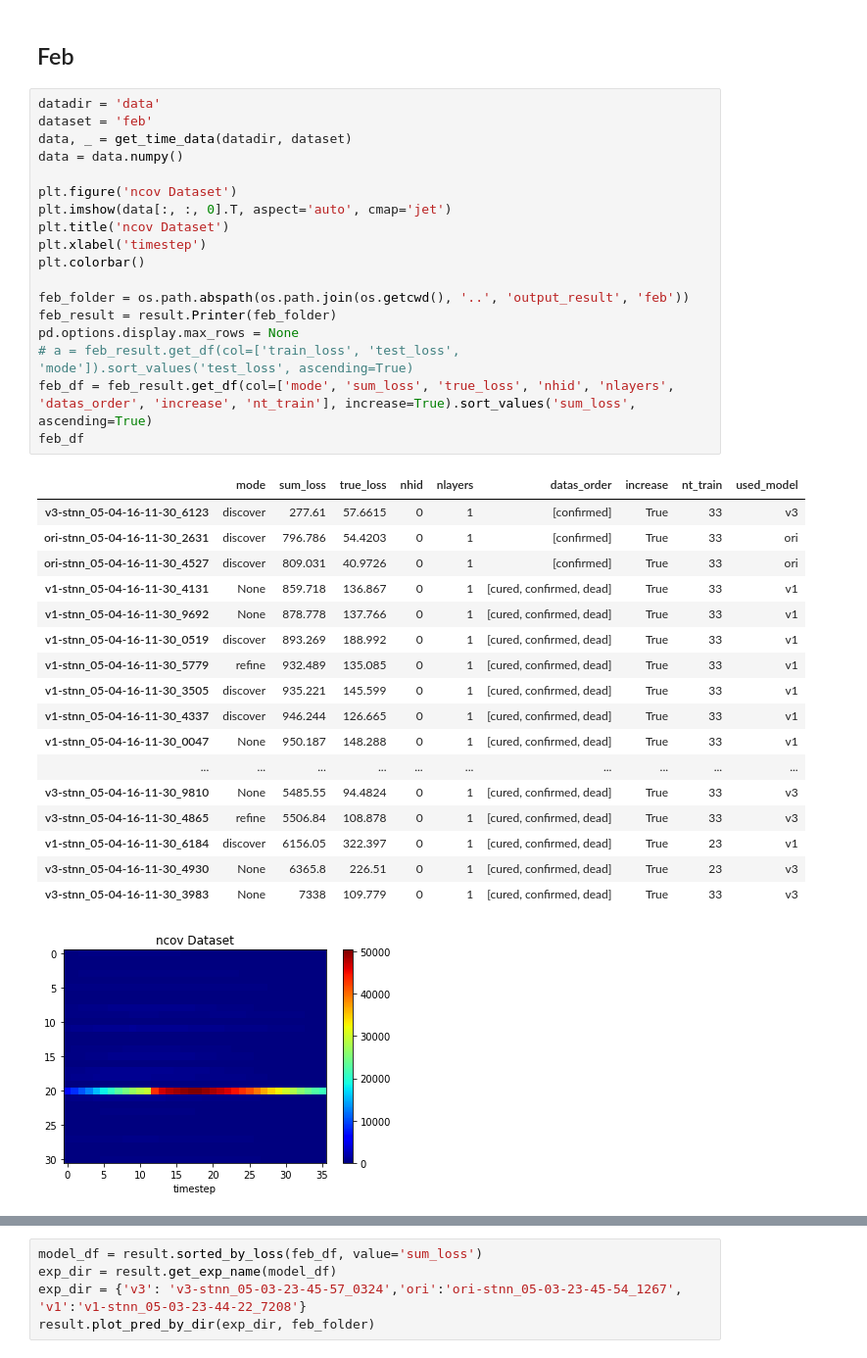
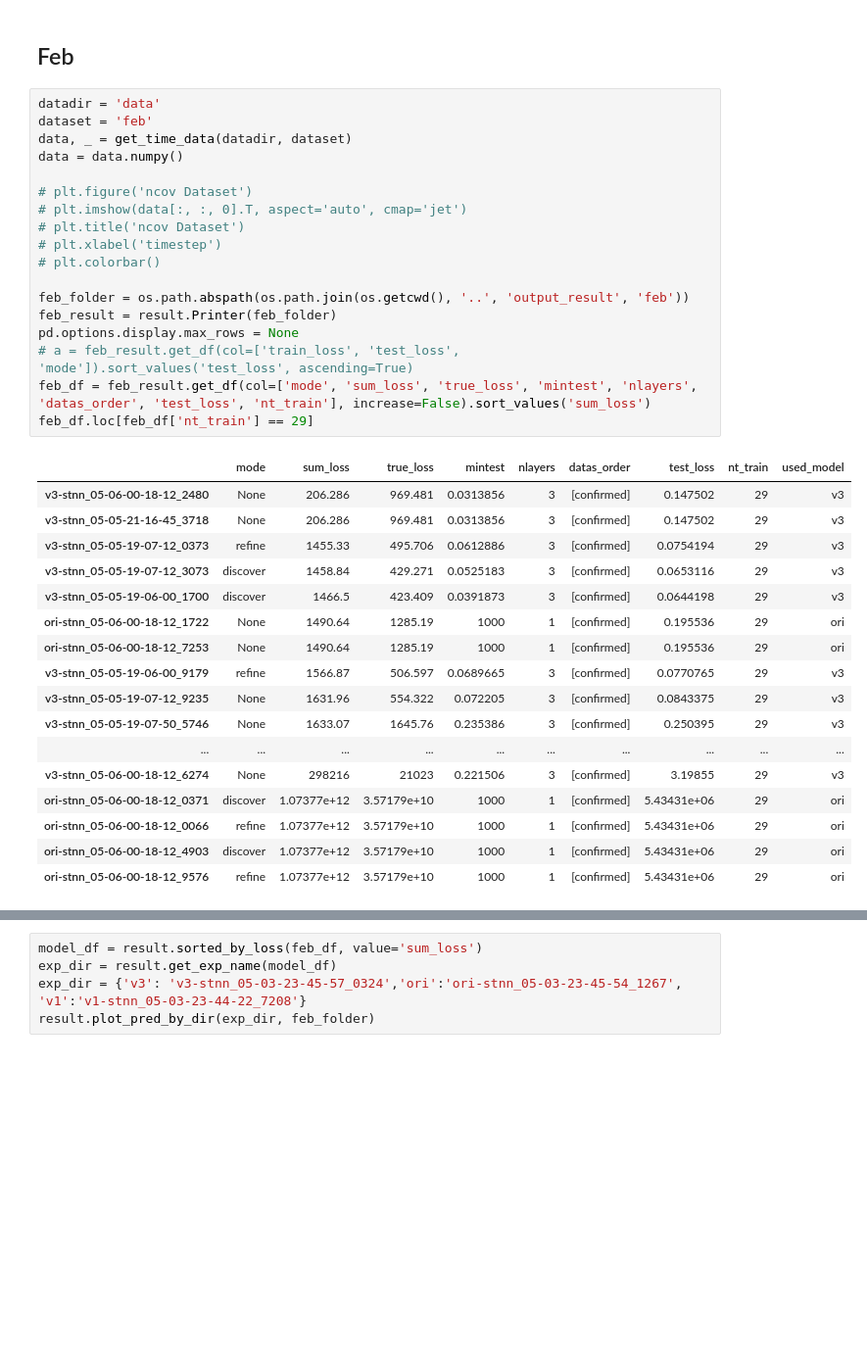
Before and after one commit to wtding1998/RNN_nCov, a Jupyter notebook: disease_analysis.ipynb, the cells around one changed output, grey strips where cells are left out. Shown at 98% size. Saved outputs shown, nothing was run; the diff lists cells and outputs as text; blank space fills up the shorter version.

```diff
--- a/disease_analysis.ipynb
+++ b/disease_analysis.ipynb
@@ -427,37 +427,36 @@ japan_loss = japan_exp.train_loss()[0]
 # %%
 datadir = 'data'
 dataset = 'feb'
 data, _ = get_time_data(datadir, dataset)
 data = data.numpy()
 
-plt.figure('ncov Dataset')
-plt.imshow(data[:, :, 0].T, aspect='auto', cmap='jet')
-plt.title('ncov Dataset')
-plt.xlabel('timestep')
-plt.colorbar()
+# plt.figure('ncov Dataset')
+# plt.imshow(data[:, :, 0].T, aspect='auto', cmap='jet')
+# plt.title('ncov Dataset')
+# plt.xlabel('timestep')
+# plt.colorbar()
 
 feb_folder = os.path.abspath(os.path.join(os.getcwd(), '..', 'output_result', 'feb'))
 feb_result = result.Printer(feb_folder)
 pd.options.display.max_rows = None
 # a = feb_result.get_df(col=['train_loss', 'test_loss', 'mode']).sort_values('test_loss', ascending=True)
-feb_df = feb_result.get_df(col=['mode', 'sum_loss', 'true_loss', 'nhid', 'nlayers', 'datas_order', 'increase', 'nt_train'], increase=True).sort_values('sum_loss', ascending=True)
-feb_df
+feb_df = feb_result.get_df(col=['mode', 'sum_loss', 'true_loss', 'mintest', 'nlayers', 'datas_order', 'test_loss', 'nt_train'], increase=False).sort_values('sum_loss')
+feb_df.loc[feb_df['nt_train'] == 29]
 # %% [output]
-|  | mode | sum_loss | true_loss | nhid | nlayers | datas_order | increase | nt_train | used_model |
-| v3-stnn_05-04-16-11-30_6123 | discover | 277.61 | 57.6615 | 0 | 1 | [confirmed] | True | 33 | v3 |
-| ori-stnn_05-04-16-11-30_2631 | discover | 796.786 | 54.4203 | 0 | 1 | [confirmed] | True | 33 | ori |
-| ori-stnn_05-04-16-11-30_4527 | discover | 809.031 | 40.9726 | 0 | 1 | [confirmed] | True | 33 | ori |
-| v1-stnn_05-04-16-11-30_4131 | None | 859.718 | 136.867 | 0 | 1 | [cured, confirmed, dead] | True | 33 | v1 |
-| v1-stnn_05-04-16-11-30_9692 | None | 878.778 | 137.766 | 0 | 1 | [cured, confirmed, dead] | True | 33 | v1 |
-| v1-stnn_05-04-16-11-30_0519 | discover | 893.269 | 188.992 | 0 | 1 | [cured, confirmed, dead] | True | 33 | v1 |
-| v1-stnn_05-04-16-11-30_5779 | refine | 932.489 | 135.085 | 0 | 1 | [cured, confirmed, dead] | True | 33 | v1 |
-| v1-stnn_05-04-16-11-30_3505 | discover | 935.221 | 145.599 | 0 | 1 | [cured, confirmed, dead] | True | 33 | v1 |
-| v1-stnn_05-04-16-11-30_4337 | discover | 946.244 | 126.665 | 0 | 1 | [cured, confirmed, dead] | True | 33 | v1 |
-| v1-stnn_05-04-16-11-30_0047 | None | 950.187 | 148.288 | 0 | 1 | [cured, confirmed, dead] | True | 33 | v1 |
+|  | mode | sum_loss | true_loss | mintest | nlayers | datas_order | test_loss | nt_train | used_model |
+| v3-stnn_05-06-00-18-12_2480 | None | 206.286 | 969.481 | 0.0313856 | 3 | [confirmed] | 0.147502 | 29 | v3 |
+| v3-stnn_05-05-21-16-45_3718 | None | 206.286 | 969.481 | 0.0313856 | 3 | [confirmed] | 0.147502 | 29 | v3 |
+| v3-stnn_05-05-19-07-12_0373 | refine | 1455.33 | 495.706 | 0.0612886 | 3 | [confirmed] | 0.0754194 | 29 | v3 |
+| v3-stnn_05-05-19-07-12_3073 | discover | 1458.84 | 429.271 | 0.0525183 | 3 | [confirmed] | 0.0653116 | 29 | v3 |
+| v3-stnn_05-05-19-06-00_1700 | discover | 1466.5 | 423.409 | 0.0391873 | 3 | [confirmed] | 0.0644198 | 29 | v3 |
+| ori-stnn_05-06-00-18-12_1722 | None | 1490.64 | 1285.19 | 1000 | 1 | [confirmed] | 0.195536 | 29 | ori |
+| ori-stnn_05-06-00-18-12_7253 | None | 1490.64 | 1285.19 | 1000 | 1 | [confirmed] | 0.195536 | 29 | ori |
+| v3-stnn_05-05-19-06-00_9179 | refine | 1566.87 | 506.597 | 0.0689665 | 3 | [confirmed] | 0.0770765 | 29 | v3 |
+| v3-stnn_05-05-19-07-12_9235 | None | 1631.96 | 554.322 | 0.072205 | 3 | [confirmed] | 0.0843375 | 29 | v3 |
+| v3-stnn_05-05-19-07-50_5746 | None | 1633.07 | 1645.76 | 0.235386 | 3 | [confirmed] | 0.250395 | 29 | v3 |
 | ... | ... | ... | ... | ... | ... | ... | ... | ... | ... |
-| v3-stnn_05-04-16-11-30_9810 | None | 5485.55 | 94.4824 | 0 | 1 | [cured, confirmed, dead] | True | 33 | v3 |
-| v3-stnn_05-04-16-11-30_4865 | refine | 5506.84 | 108.878 | 0 | 1 | [cured, confirmed, dead] | True | 33 | v3 |
-| v1-stnn_05-04-16-11-30_6184 | discover | 6156.05 | 322.397 | 0 | 1 | [cured, confirmed, dead] | True | 23 | v1 |
-| v3-stnn_05-04-16-11-30_4930 | None | 6365.8 | 226.51 | 0 | 1 | [cured, confirmed, dead] | True | 23 | v3 |
-| v3-stnn_05-04-16-11-30_3983 | None | 7338 | 109.779 | 0 | 1 | [cured, confirmed, dead] | True | 33 | v3 |
+| v3-stnn_05-06-00-18-12_6274 | None | 298216 | 21023 | 0.221506 | 3 | [confirmed] | 3.19855 | 29 | v3 |
+| ori-stnn_05-06-00-18-12_0371 | discover | 1.07377e+12 | 3.57179e+10 | 1000 | 1 | [confirmed] | 5.43431e+06 | 29 | ori |
+| ori-stnn_05-06-00-18-12_0066 | refine | 1.07377e+12 | 3.57179e+10 | 1000 | 1 | [confirmed] | 5.43431e+06 | 29 | ori |
+| ori-stnn_05-06-00-18-12_4903 | discover | 1.07377e+12 | 3.57179e+10 | 1000 | 1 | [confirmed] | 5.43431e+06 | 29 | ori |
+| ori-stnn_05-06-00-18-12_9576 | refine | 1.07377e+12 | 3.57179e+10 | 1000 | 1 | [confirmed] | 5.43431e+06 | 29 | ori |
-[figure, removed]
```
Also changed, not shown: parts of 5 cells of this notebook, 6 other files.
